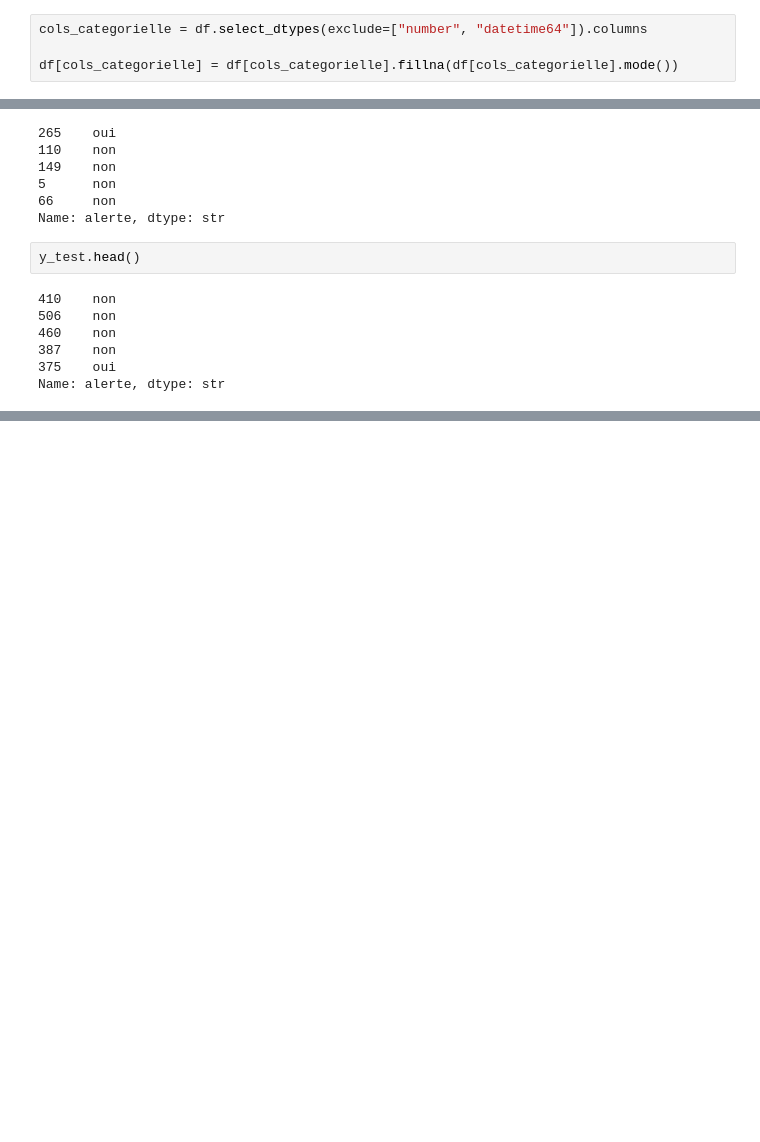
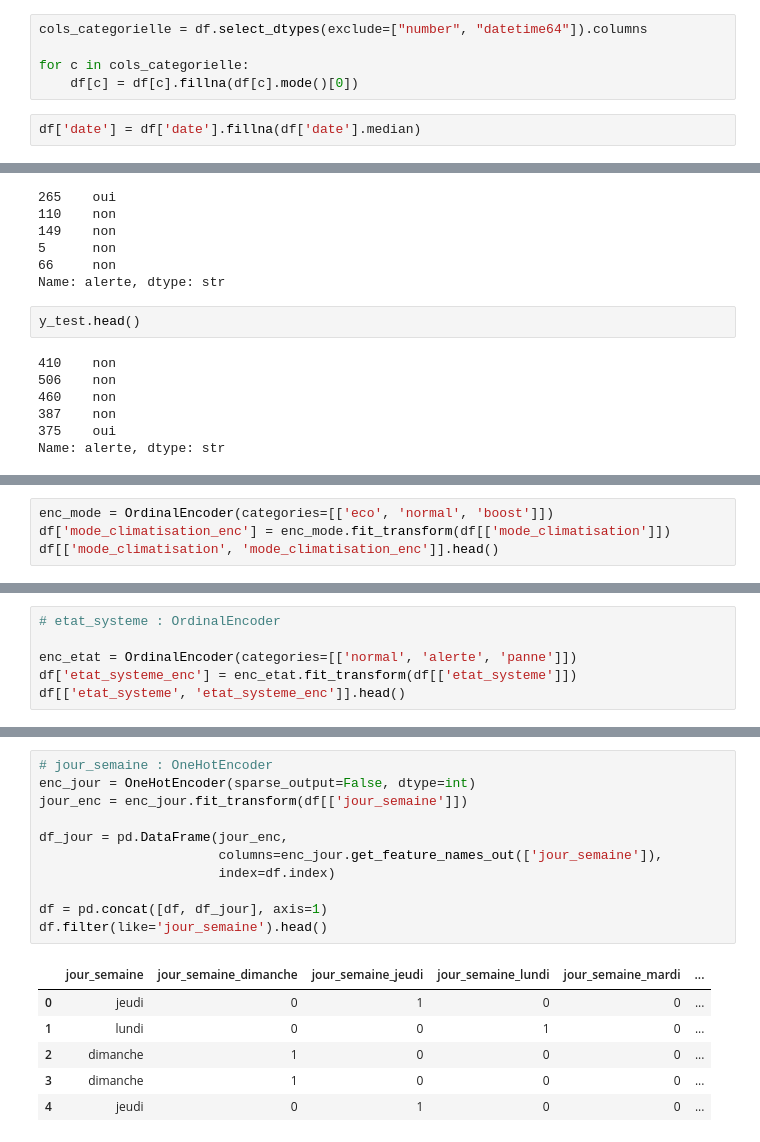
Before and after one commit to Alassanee/atelier_prepa_donnees_tab, a Jupyter notebook: notebooks/atelier_prepa_donnees_tab.ipynb, the cells around one changed output, grey strips where cells are left out. Saved outputs shown, nothing was run; the diff lists cells and outputs as text; blank space fills up the shorter version.

```diff
--- a/notebooks/atelier_prepa_donnees_tab.ipynb
+++ b/notebooks/atelier_prepa_donnees_tab.ipynb
@@ -522,7 +515,10 @@ Name: count, dtype: int64
 # %%
 cols_categorielle = df.select_dtypes(exclude=["number", "datetime64"]).columns
 
-df[cols_categorielle] = df[cols_categorielle].fillna(df[cols_categorielle].mode())
+for c in cols_categorielle:
+    df[c] = df[c].fillna(df[c].mode()[0])
+# %%
+df['date'] = df['date'].fillna(df['date'].median)
 # %% [markdown]
 ### **18. Y a-t-il un déséquilibre des classes sur la variable « alerte » ?**
 # %%
@@ -660,0 +698,4 @@ Name: alerte, dtype: str
+# %%
+enc_mode = OrdinalEncoder(categories=[['eco', 'normal', 'boost']])
+df['mode_climatisation_enc'] = enc_mode.fit_transform(df[['mode_climatisation']])
+df[['mode_climatisation', 'mode_climatisation_enc']].head()
@@ -660,0 +711,6 @@ Name: alerte, dtype: str
+# %%
+# etat_systeme : OrdinalEncoder
+
+enc_etat = OrdinalEncoder(categories=[['normal', 'alerte', 'panne']])
+df['etat_systeme_enc'] = enc_etat.fit_transform(df[['etat_systeme']])
+df[['etat_systeme', 'etat_systeme_enc']].head()
@@ -660,0 +729,18 @@ Name: alerte, dtype: str
+# %%
+# jour_semaine : OneHotEncoder
+enc_jour = OneHotEncoder(sparse_output=False, dtype=int)
+jour_enc = enc_jour.fit_transform(df[['jour_semaine']])
+
+df_jour = pd.DataFrame(jour_enc,
+                       columns=enc_jour.get_feature_names_out(['jour_semaine']),
+                       index=df.index)
+
+df = pd.concat([df, df_jour], axis=1)
+df.filter(like='jour_semaine').head()
+# %% [output]
+|  | jour_semaine | jour_semaine_dimanche | jour_semaine_jeudi | jour_semaine_lundi | jour_semaine_mardi | ... |
+| 0 | jeudi | 0 | 1 | 0 | 0 | ... |
+| 1 | lundi | 0 | 0 | 1 | 0 | ... |
+| 2 | dimanche | 1 | 0 | 0 | 0 | ... |
+| 3 | dimanche | 1 | 0 | 0 | 0 | ... |
+| 4 | jeudi | 0 | 1 | 0 | 0 | ... |
```
Also changed, not shown: parts of 18 cells of this notebook.
